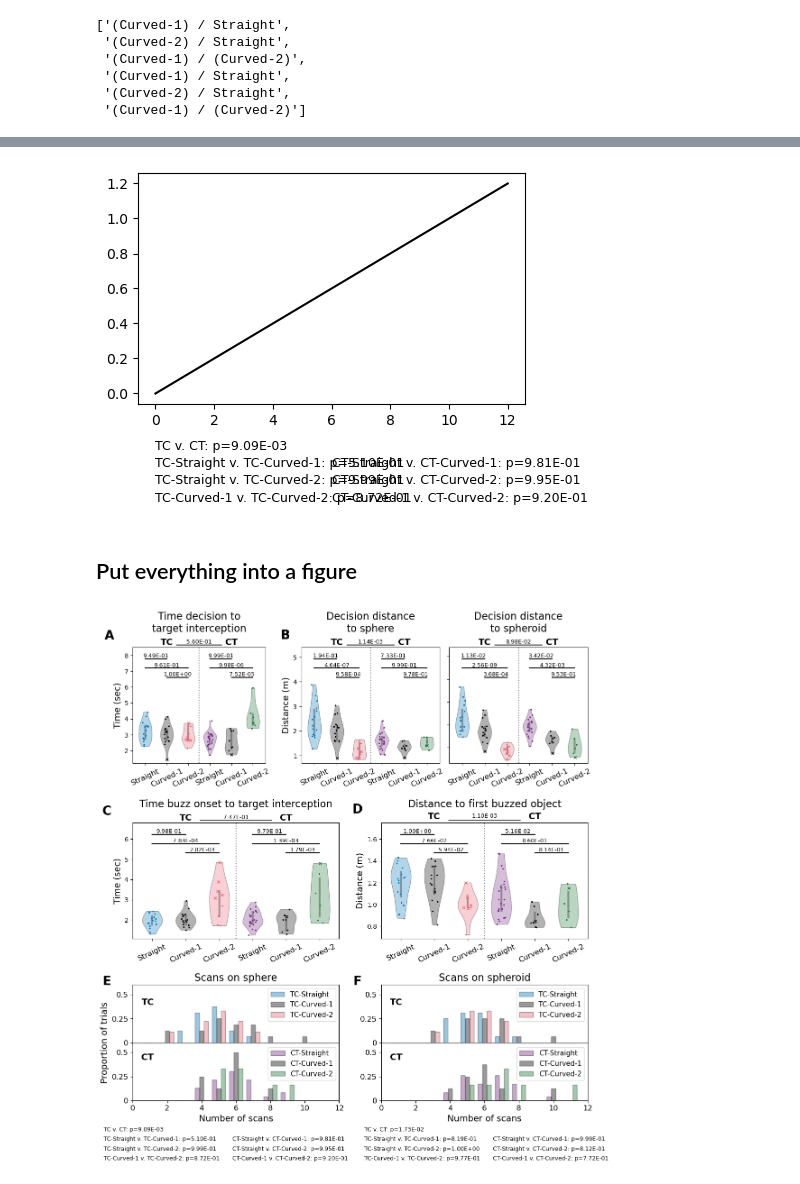
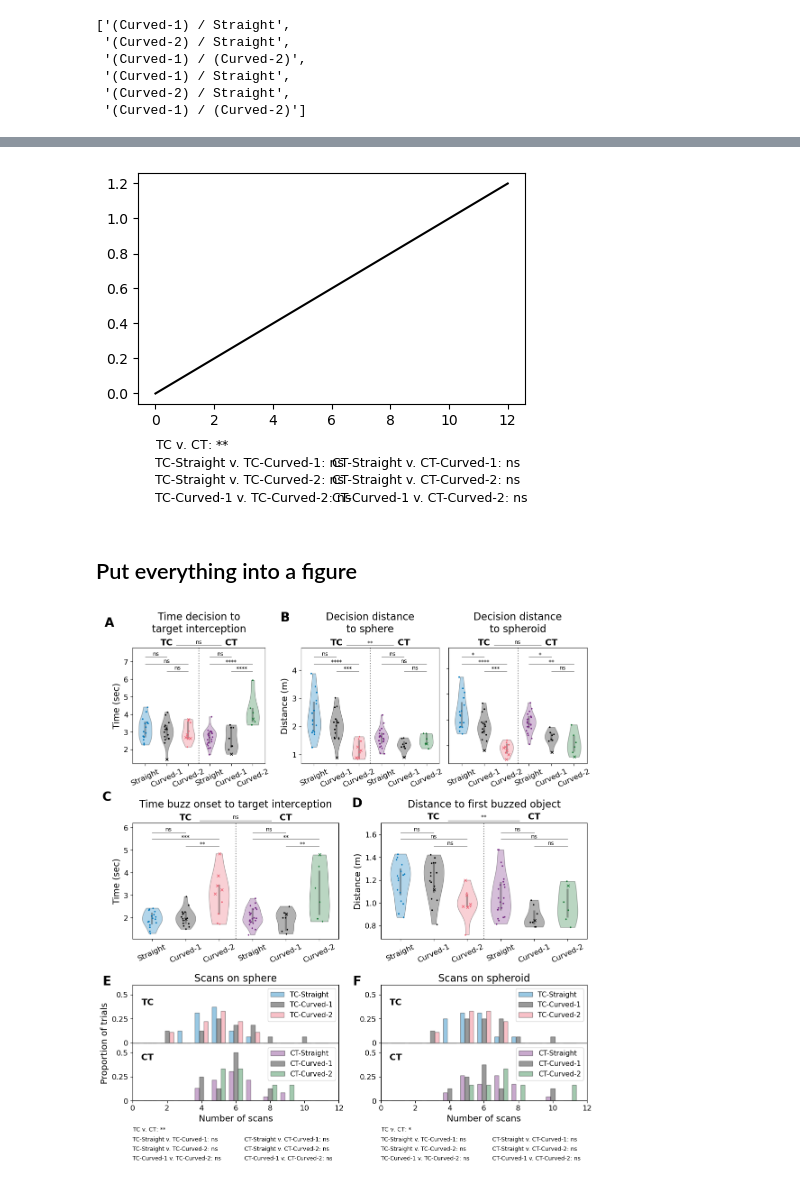
Before and after one commit to leewujung/porpoise_spheroid, a Jupyter notebook: notebooks_fig/fig_behavior_metrics_AR1.3.ipynb, the cells around one changed output, grey strips where cells are left out. Saved outputs shown, nothing was run; the diff lists cells and outputs as text; code cells hidden in the pictures.

```diff
--- a/notebooks_fig/fig_behavior_metrics_AR1.3.ipynb
+++ b/notebooks_fig/fig_behavior_metrics_AR1.3.ipynb
@@ -372,3 +281,11 @@ fname_cluster_scan = f"AR13_{utils_plot.STAT_FILENAME_MIDDLE['E']}_cluster_contr
 # %%
 df_stat_position_scan = pd.read_csv(stat_path / fname_position_scan)
 df_stat_cluster_scan = pd.read_csv(stat_path / fname_cluster_scan)
+# %%
+fig, ax = plt.subplots(1, 1, figsize=(5,3))
+
+ax.plot(np.arange(6))
+
+utils_plot.annotate_p_val_cluster(ax=ax, df_stat=df_stat_cluster)
+utils_plot.annotate_p_val_position(ax=ax, df_stat=df_stat_position)
+utils_plot.add_TCCT_text(ax=ax)
@@ -375,12 +294,12 @@ df_stat_cluster_scan = pd.read_csv(stat_path / fname_cluster_scan)
 # %%
 fig, ax = plt.subplots(1, 1, figsize=(5,3))
 
 ax.plot([0, 12], [0, 1.2], color="k")
-annotate_p_val_scan(ax, df_stat_position=df_stat_position_scan, df_stat_cluster=df_stat_cluster_scan, ratio=True)
+utils_plot.annotate_p_val_scan(ax, df_stat_position_scan, df_stat_cluster_scan, ratio=True)
 
 plt.show()
 # %% [output]
-[figure, old version]
+[figure, new version]
 # %% [markdown]
 ## Put everything into a figure
 # %%
@@ -405,14 +324,14 @@ ax_decision_time.set_ylabel("Time (sec)", fontsize=14)
 
 # add vertical space
 ylim = ax_decision_time.get_ylim()
-ax_decision_time.set_ylim(ylim[0], 8.5)
+ax_decision_time.set_ylim(ylim[0], 7.8)
 
 # annotation
 df_stat_position = pd.read_csv(stat_path / f"AR13_{utils_plot.STAT_FILENAME_MIDDLE['A']}_position_contrast.csv")
 df_stat_cluster = pd.read_csv(stat_path / f"AR13_{utils_plot.STAT_FILENAME_MIDDLE['A']}_cluster_contrast.csv")
-annotate_p_val_position(ax_decision_time, df_stat_position)
-annotate_p_val_cluster(ax_decision_time, df_stat_cluster)
-add_TCCT_text(ax_decision_time)
+utils_plot.annotate_p_val_position(ax_decision_time, df_stat_position)
+utils_plot.annotate_p_val_cluster(ax_decision_time, df_stat_cluster)
+utils_plot.add_TCCT_text(ax_decision_time)
 
 
 
@@ -429,14 +348,14 @@ ax_decision_dist_t.set_ylabel("Distance (m)", fontsize=14)
 
 # add vertical space
 ylim = ax_decision_dist_t.get_ylim()
-ax_decision_dist_t.set_ylim(ylim[0], 5.4)
+ax_decision_dist_t.set_ylim(ylim[0], 4.8)
 
 # annotation
 df_stat_position = pd.read_csv(stat_path / f"AR13_{utils_plot.STAT_FILENAME_MIDDLE['B1']}_position_contrast.csv")
 df_stat_cluster = pd.read_csv(stat_path / f"AR13_{utils_plot.STAT_FILENAME_MIDDLE['B1']}_cluster_contrast.csv")
-annotate_p_val_position(ax_decision_dist_t, df_stat_position)
-annotate_p_val_cluster(ax_decision_dist_t, df_stat_cluster)
-add_TCCT_text(ax_decision_dist_t)
+utils_plot.annotate_p_val_position(ax_decision_dist_t, df_stat_position)
+utils_plot.annotate_p_val_cluster(ax_decision_dist_t, df_stat_cluster)
+utils_plot.add_TCCT_text(ax_decision_dist_t)
 
 
 
@@ -453,14 +372,14 @@ ax_decision_dist_c.set_yticklabels("")
 
 # add vertical space
 ylim = ax_decision_dist_c.get_ylim()
-ax_decision_dist_c.set_ylim(ylim[0], 5.4)
+ax_decision_dist_c.set_ylim(ylim[0], 4.8)
 
 # annotation
 df_stat_position = pd.read_csv(stat_path / f"AR13_{utils_plot.STAT_FILENAME_MIDDLE['B2']}_position_contrast.csv")
 df_stat_cluster = pd.read_csv(stat_path / f"AR13_{utils_plot.STAT_FILENAME_MIDDLE['B2']}_cluster_contrast.csv")
-annotate_p_val_position(ax_decision_dist_c, df_stat_position)
-annotate_p_val_cluster(ax_decision_dist_c, df_stat_cluster)
-add_TCCT_text(ax_decision_dist_c)
+utils_plot.annotate_p_val_position(ax_decision_dist_c, df_stat_position)
+utils_plot.annotate_p_val_cluster(ax_decision_dist_c, df_stat_cluster)
+utils_plot.add_TCCT_text(ax_decision_dist_c)
 
 
 
@@ -478,14 +397,14 @@ ax_buzz_time.set_ylabel("Time (sec)", fontsize=14)
 
 # add vertical space
 ylim = ax_buzz_time.get_ylim()
-ax_buzz_time.set_ylim(ylim[0], 6.8)
+ax_buzz_time.set_ylim(ylim[0], 6.2)
 
 # annotation
 df_stat_position = pd.read_csv(stat_path / f"AR13_{utils_plot.STAT_FILENAME_MIDDLE['C']}_position_contrast.csv")
 df_stat_cluster = pd.read_csv(stat_path / f"AR13_{utils_plot.STAT_FILENAME_MIDDLE['C']}_cluster_contrast.csv")
-annotate_p_val_position(ax_buzz_time, df_stat_position)
-annotate_p_val_cluster(ax_buzz_time, df_stat_cluster)
-add_TCCT_text(ax_buzz_time)
+utils_plot.annotate_p_val_position(ax_buzz_time, df_stat_position)
+utils_plot.annotate_p_val_cluster(ax_buzz_time, df_stat_cluster)
+utils_plot.add_TCCT_text(ax_buzz_time)
 
 
 
@@ -502,14 +421,14 @@ ax_buzz_dist.set_ylabel("Distance (m)", fontsize=14)
 
 # add vertical space
 ylim = ax_buzz_dist.get_ylim()
-ax_buzz_dist.set_ylim(ylim[0], 1.75)
+ax_buzz_dist.set_ylim(ylim[0], 1.7)
 
 # annotation
 df_stat_position = pd.read_csv(stat_path / f"AR13_{utils_plot.STAT_FILENAME_MIDDLE['D']}_position_contrast.csv")
 df_stat_cluster = pd.read_csv(stat_path / f"AR13_{utils_plot.STAT_FILENAME_MIDDLE['D']}_cluster_contrast.csv")
-annotate_p_val_position(ax_buzz_dist, df_stat_position)
-annotate_p_val_cluster(ax_buzz_dist, df_stat_cluster)
-add_TCCT_text(ax_buzz_dist)
+utils_plot.annotate_p_val_position(ax_buzz_dist, df_stat_position)
+utils_plot.annotate_p_val_cluster(ax_buzz_dist, df_stat_cluster)
+utils_plot.add_TCCT_text(ax_buzz_dist)
 
 
 
@@ -521,6 +440,7 @@ for axx in [
 ]:
     axx.set_xticks(np.arange(6))
     axx.set_xticklabels(CLUSTER_STR_7, fontsize=12, rotation=25)
+    axx.tick_params(axis='y', labelsize=12)
     axx.axvline(2.5, color="grey", ls=":")
 
 for axx in [
@@ -528,6 +448,7 @@ for axx in [
 ]:
     axx.set_xticks(np.arange(6))
     axx.set_xticklabels(CLUSTER_STR_7, fontsize=12, rotation=25)
+    axx.tick_params(axis='y', labelsize=12)
     axx.axvline(2.5, color="grey", ls=":")
 
 
@@ -598,16 +519,16 @@ for seq in range(6):
 # annotation
 df_stat_position = pd.read_csv(stat_path / f"AR13_{utils_plot.STAT_FILENAME_MIDDLE['E']}_position_contrast.csv")
 df_stat_cluster = pd.read_csv(stat_path / f"AR13_{utils_plot.STAT_FILENAME_MIDDLE['E']}_cluster_contrast.csv")
-annotate_p_val_scan(
+utils_plot.annotate_p_val_scan(
     ax_scan0, df_stat_position, df_stat_cluster, ratio=True,
-    horz_text_left=-1.7, horz_text_right=5.8
+    horz_text_left=0, horz_text_right=6.5
 )
 
 df_stat_position = pd.read_csv(stat_path / f"AR13_{utils_plot.STAT_FILENAME_MIDDLE['F']}_position_contrast.csv")
 df_stat_cluster = pd.read_csv(stat_path / f"AR13_{utils_plot.STAT_FILENAME_MIDDLE['F']}_cluster_contrast.csv")
-annotate_p_val_scan(
+utils_plot.annotate_p_val_scan(
     ax_scan1, df_stat_position, df_stat_cluster, ratio=True,
-    horz_text_left=-1, horz_text_right=6.5
+    horz_text_left=0, horz_text_right=6.5
 )
 
 
@@ -704,4 +625,4 @@ plt.show()
 
 fig.savefig(fig_path / "fig_behavior_metrics_AR1.3.png", dpi=300, bbox_inches="tight")
 # %% [output]
-[figure, old version]
+[figure, new version]
```
Also changed, not shown: parts of 7 cells of this notebook, 3 other files.
